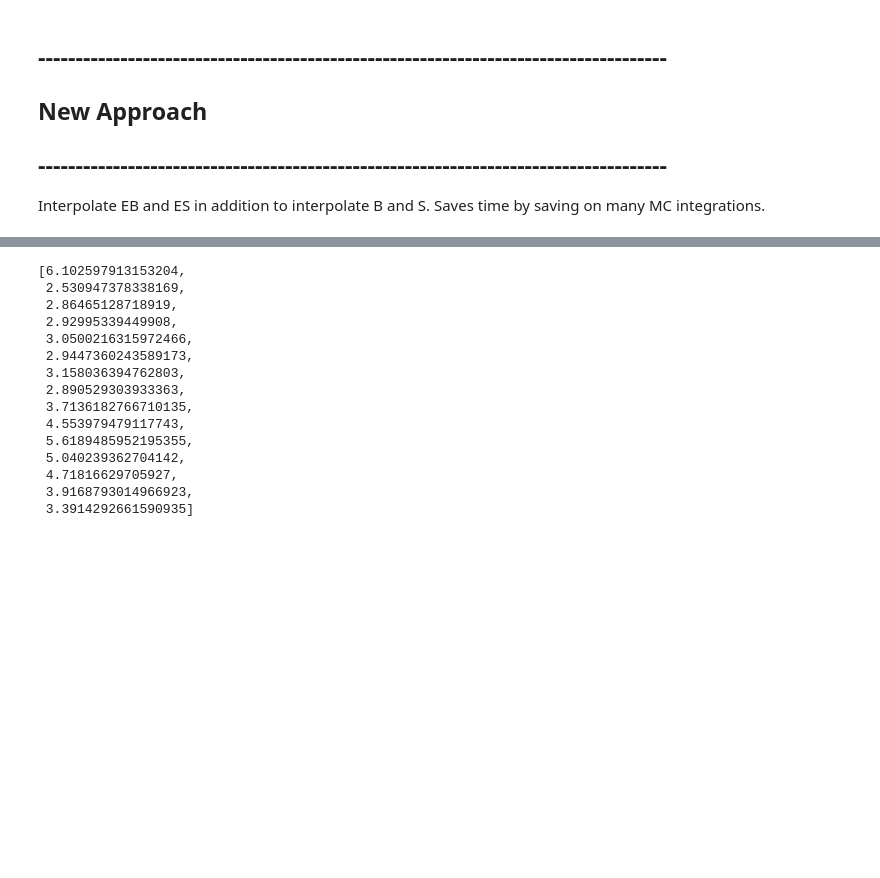
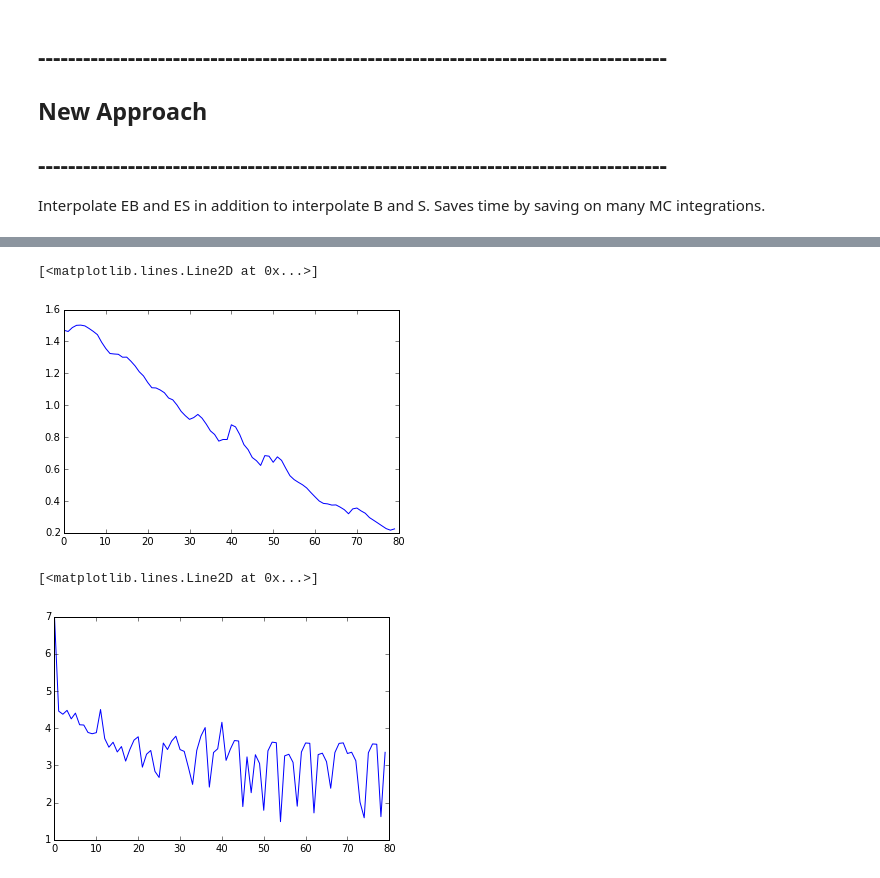
Before and after one commit to wolfgangrid/car_auctions_jupyter, a Jupyter notebook: cars_model_jupyter_state.ipynb, the cells around one changed output, grey strips where cells are left out. Drawn from its saved outputs; the diff is of its cells as text; code cells hidden in the pictures; blank space fills up the shorter version.

```diff
--- a/cars_model_jupyter_state.ipynb
+++ b/cars_model_jupyter_state.ipynb
@@ -293,20 +293,14 @@ Wall time: 29.9 s
+# %%
+check_mean = [np.mean(c) for c in sim_output[0]]
+
+plt.plot(range(len(check_mean)),check_mean)
+# %% [output]
+[<matplotlib.lines.Line2D at 0x...>]
+[figure, added]
 # %%
-check1 = [np.max(c) for c in sim_output[0]]
+check_max = [np.max(c) for c in sim_output[0]]
 
-check1
+plt.plot(range(len(check_max)),check_max)
 # %% [output]
-[6.102597913153204,
- 2.530947378338169,
- 2.86465128718919,
- 2.92995339449908,
- 3.0500216315972466,
- 2.9447360243589173,
- 3.158036394762803,
- 2.890529303933363,
- 3.7136182766710135,
- 4.553979479117743,
- 5.6189485952195355,
- 5.040239362704142,
- 4.71816629705927,
- 3.9168793014966923,
- 3.3914292661590935]
+[<matplotlib.lines.Line2D at 0x...>]
+[figure, added]
```
Also changed, not shown: parts of 17 cells of this notebook.
